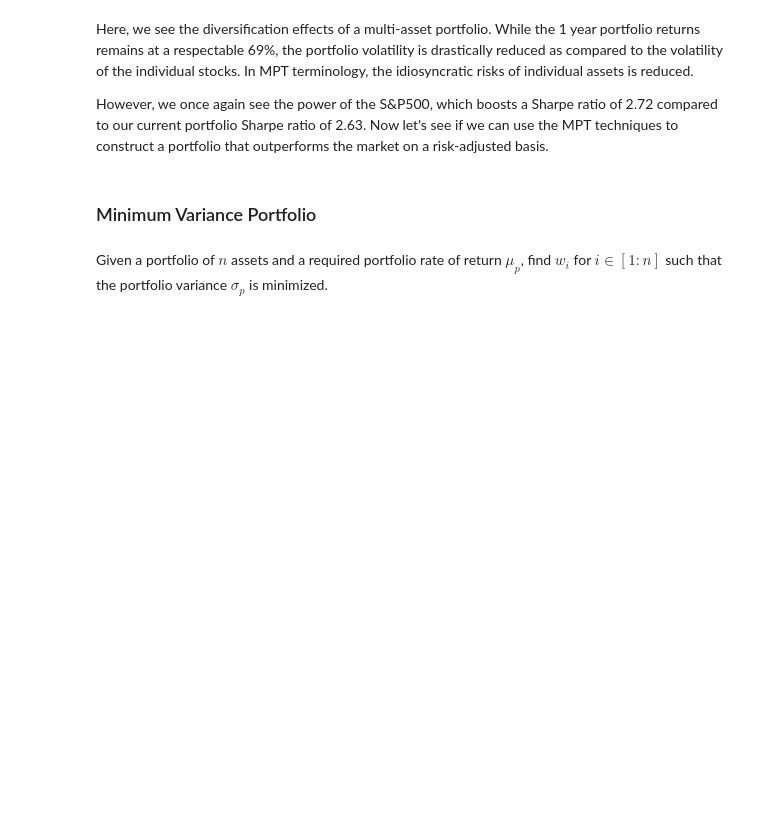
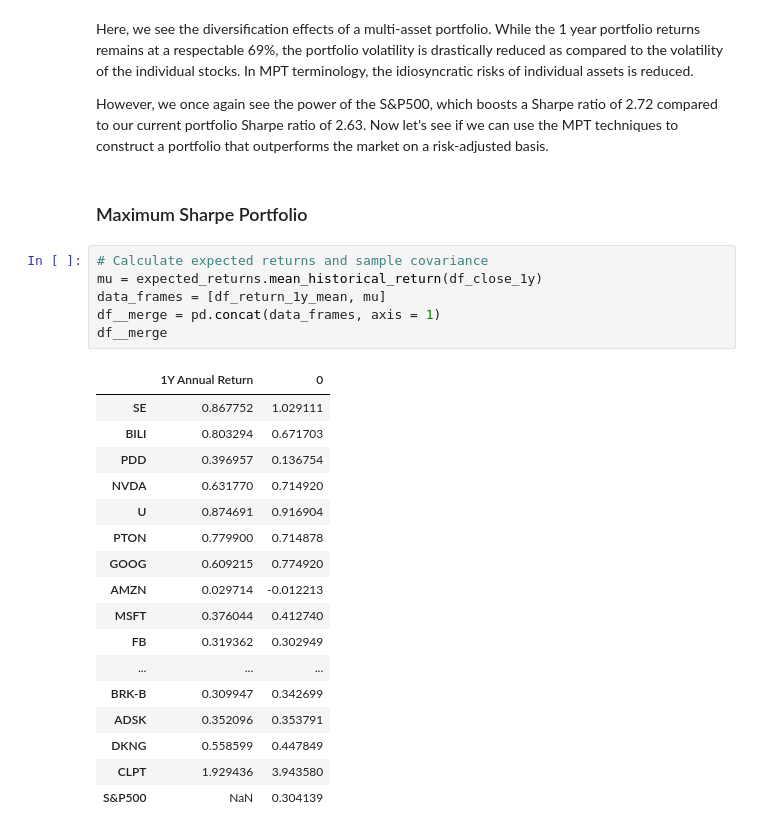
Before and after one commit to charlesyew/portfolio-analysis, a Jupyter notebook: mpt.ipynb, the cells around one changed output. Drawn from its saved outputs; the diff is of its cells as text; blank space fills up the shorter version.

Commit message:
added maximum sharpe portfolio

```diff
--- a/mpt.ipynb
+++ b/mpt.ipynb
@@ -372,6 +378,28 @@ Here, we see the diversification effects of a multi-asset portfolio. While the 1
 
 However, we once again see the power of the S&P500, which boosts a Sharpe ratio of 2.72 compared to our current portfolio Sharpe ratio of 2.63. Now let's see if we can use the MPT techniques to construct a portfolio that outperforms the market on a risk-adjusted basis.
 # %% [markdown]
-### Minimum Variance Portfolio
+### Maximum Sharpe Portfolio
-# %% [markdown]
-Given a portfolio of $n$ assets and a required portfolio rate of return $\mu_{p}$, find $w_{i}$ for $i \in [1:n]$ such that the portfolio variance $\sigma_{p}$ is minimized.
+# %%
+# Calculate expected returns and sample covariance
+mu = expected_returns.mean_historical_return(df_close_1y)
+data_frames = [df_return_1y_mean, mu]
+df__merge = pd.concat(data_frames, axis = 1)
+df__merge
+# %% [output]
+|  | 1Y Annual Return | 0 |
+| SE | 0.867752 | 1.029111 |
+| BILI | 0.803294 | 0.671703 |
+| PDD | 0.396957 | 0.136754 |
+| NVDA | 0.631770 | 0.714920 |
+| U | 0.874691 | 0.916904 |
+| PTON | 0.779900 | 0.714878 |
+| GOOG | 0.609215 | 0.774920 |
+| AMZN | 0.029714 | -0.012213 |
+| MSFT | 0.376044 | 0.412740 |
+| FB | 0.319362 | 0.302949 |
+| ... | ... | ... |
+| BRK-B | 0.309947 | 0.342699 |
+| ADSK | 0.352096 | 0.353791 |
+| DKNG | 0.558599 | 0.447849 |
+| CLPT | 1.929436 | 3.943580 |
+| S&P500 | NaN | 0.304139 |
```
Also changed, not shown: parts of 8 cells of this notebook.
